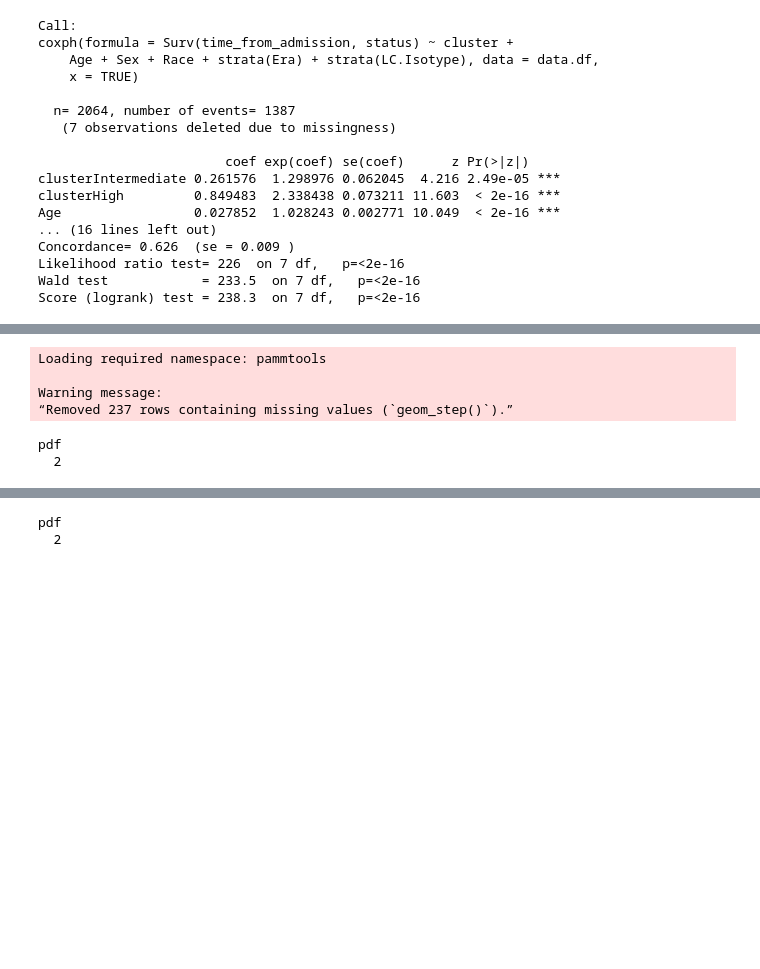
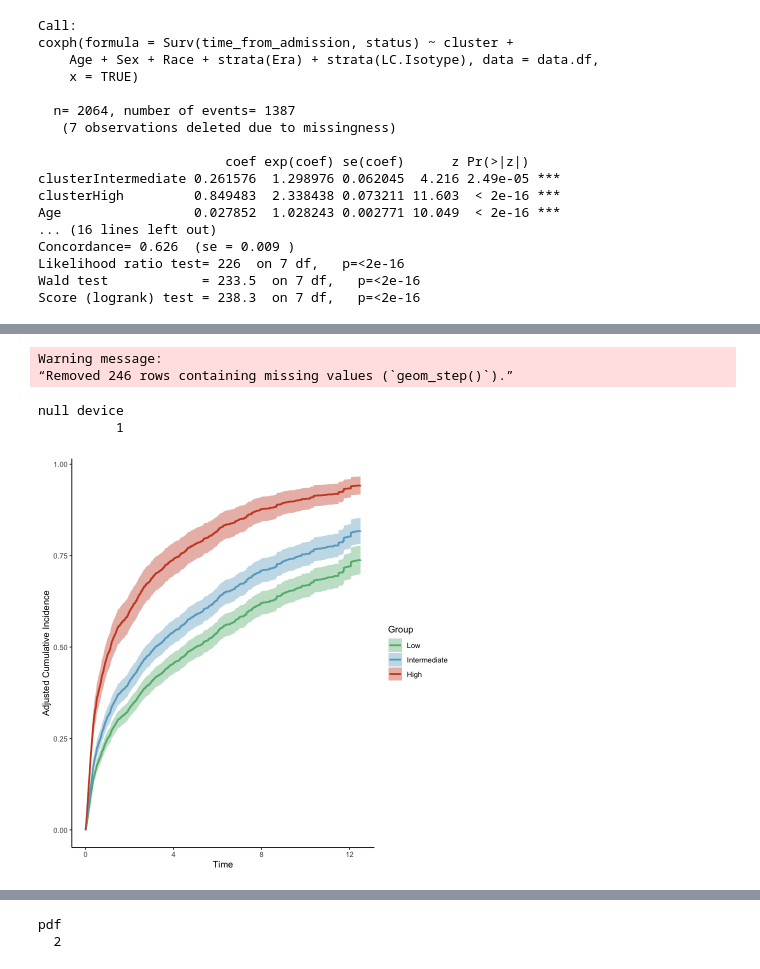
Before and after one commit to shankara-a/amyloidosis_bmc_2023, a Jupyter notebook: 04a_adjusted_survival.ipynb, the cells around one changed output, grey strips where cells are left out. Drawn from its saved outputs; the diff is of its cells as text; code cells hidden in the pictures; blank space fills up the shorter version.

```diff
--- a/04e_survival_clean.ipynb
+++ b/04a_adjusted_survival.ipynb
@@ -317,11 +312,10 @@ Warning message:
 # %%
 pdf("figures/adjusted_surv_clust.pdf")
-plot(clust.adjsurv, conf_int=TRUE, custom_colors=c("#62b67d","#69a9c8","#ca4a29"), cif=T) + xlim(0,15)
+plot(clust.adjsurv, conf_int=TRUE, custom_colors=c("#62b67d","#69a9c8","#ca4a29"), cif=T) + xlim(0,12.5)
 dev.off()
 # %% [output]
-Loading required namespace: pammtools
-
 Warning message:
-“Removed 237 rows containing missing values (`geom_step()`).”
+“Removed 246 rows containing missing values (`geom_step()`).”
-pdf
-  2
+null device
+          1
+[figure, added]
```
Also changed, not shown: parts of 18 cells of this notebook, 5 other files.
